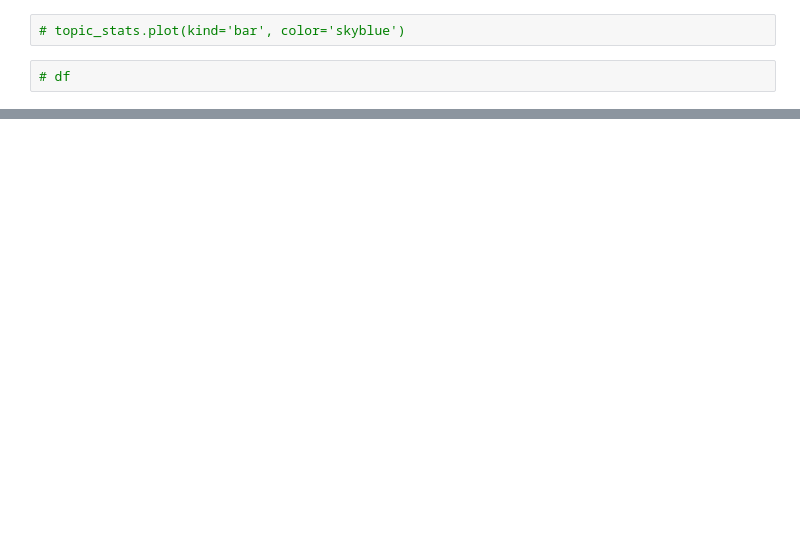
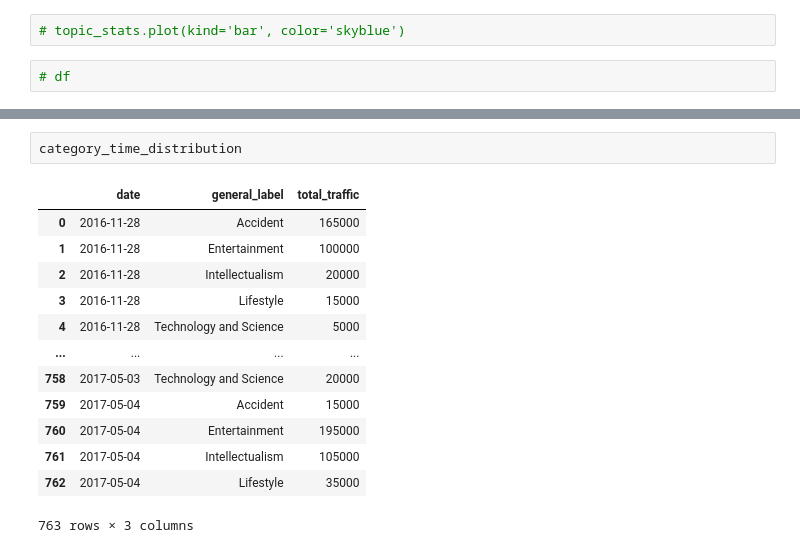
Before and after one commit to MohamedAlkurdi/Trends_prediction_model, a Jupyter notebook: Classification/classification_output_vis.ipynb, the cells around one changed output, grey strips where cells are left out. Drawn from its saved outputs; the diff is of its cells as text; blank space fills up the shorter version.

```diff
--- a/Classification/classification_output_vis.ipynb
+++ b/Classification/classification_output_vis.ipynb
@@ -89,0 +90,16 @@ See the caveats in the documentation: https://pandas.pydata.org/pandas-docs/stab
+# %%
+category_time_distribution
+# %% [output]
+|  | date | general_label | total_traffic |
+| 0 | 2016-11-28 | Accident | 165000 |
+| 1 | 2016-11-28 | Entertainment | 100000 |
+| 2 | 2016-11-28 | Intellectualism | 20000 |
+| 3 | 2016-11-28 | Lifestyle | 15000 |
+| 4 | 2016-11-28 | Technology and Science | 5000 |
+| ... | ... | ... | ... |
+| 758 | 2017-05-03 | Technology and Science | 20000 |
+| 759 | 2017-05-04 | Accident | 15000 |
+| 760 | 2017-05-04 | Entertainment | 195000 |
+| 761 | 2017-05-04 | Intellectualism | 105000 |
+| 762 | 2017-05-04 | Lifestyle | 35000 |
+763 rows × 3 columns
```
Also changed, not shown: parts of 5 cells of this notebook, 48 other files.
